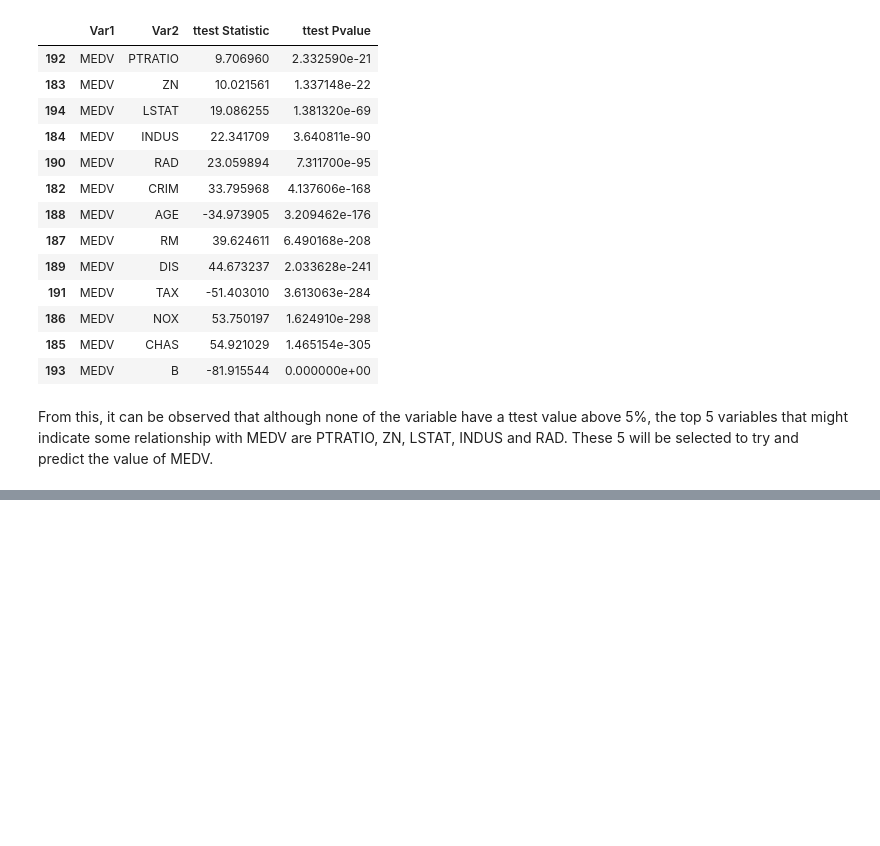
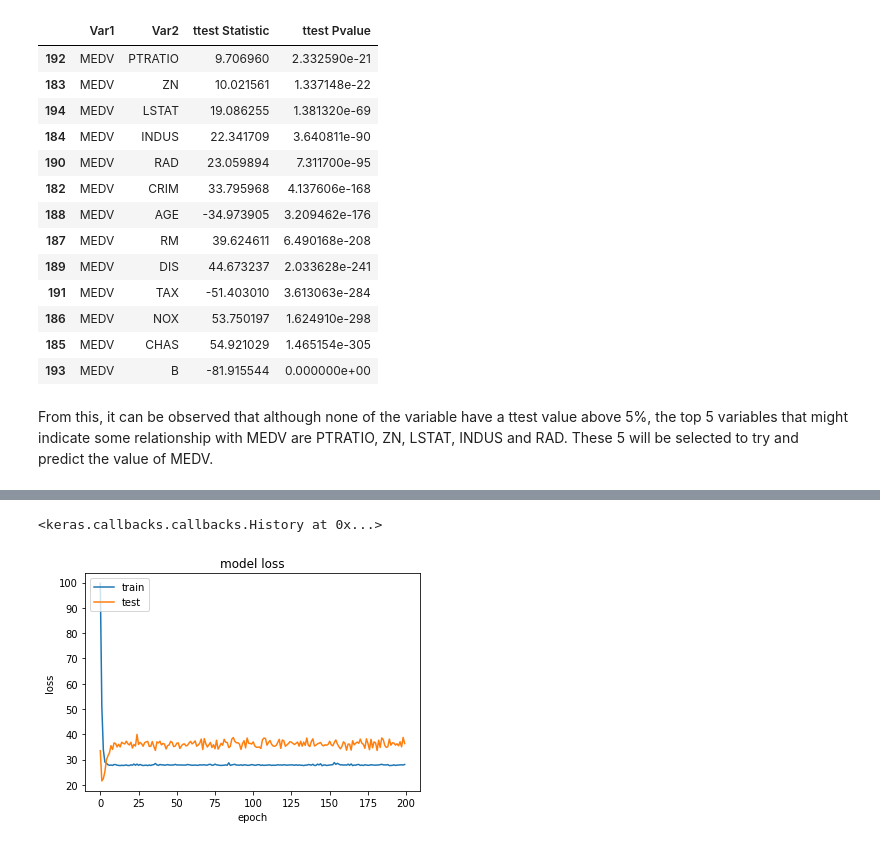
Before and after one commit to MKelly1303/52954_Project_2019, a Jupyter notebook: 52954_Project_Notebook.ipynb, the cells around one changed output, grey strips where cells are left out. Drawn from its saved outputs; the diff is of its cells as text; code cells hidden in the pictures; blank space fills up the shorter version.

```diff
--- a/52954_Project_Notebook.ipynb
+++ b/52954_Project_Notebook.ipynb
@@ -440,0 +503,3 @@ inputs_train, inputs_test, outputs_train, outputs_test = mod.train_test_split(in
+# %%
+inputsscale = pd.DataFrame(pre.scale(inputs), columns=inputs.columns)
+inputsscale
@@ -440,0 +525,5 @@ inputs_train, inputs_test, outputs_train, outputs_test = mod.train_test_split(in
+# %%
+pca = dec.PCA(n_components=6, whiten=True)
+pca.fit(inputsscale)
+inputsscale_white = pd.DataFrame(pca.transform(inputsscale), columns=inputsscale.columns)
+inputsscale_white
@@ -441,4 +549,4 @@ inputs_train, inputs_test, outputs_train, outputs_test = mod.train_test_split(in
 # %%
 # Train the neural network.
-model.fit(inputs_train, outputs_train, epochs=200, batch_size=15)
+history2 = model.fit(inputsscale_white, outputs, validation_split=.2, epochs=200, batch_size=15)
 # %% [output]
@@ -465,0 +570,15 @@ p = model.predict(inputs_test)
+# %%
+p2 = model.predict(inputsscale_white)
+history2
+# %% [output]
+<keras.callbacks.callbacks.History at 0x...>
+# %%
+plt.plot(history2.history['loss'])
+plt.plot(history2.history['val_loss'])
+plt.title('model loss')
+plt.ylabel('loss')
+plt.xlabel('epoch')
+plt.legend(['train', 'test'], loc='upper left')
+plt.show()
+# %% [output]
+[figure, added]
```
Also changed, not shown: parts of 27 cells of this notebook.
